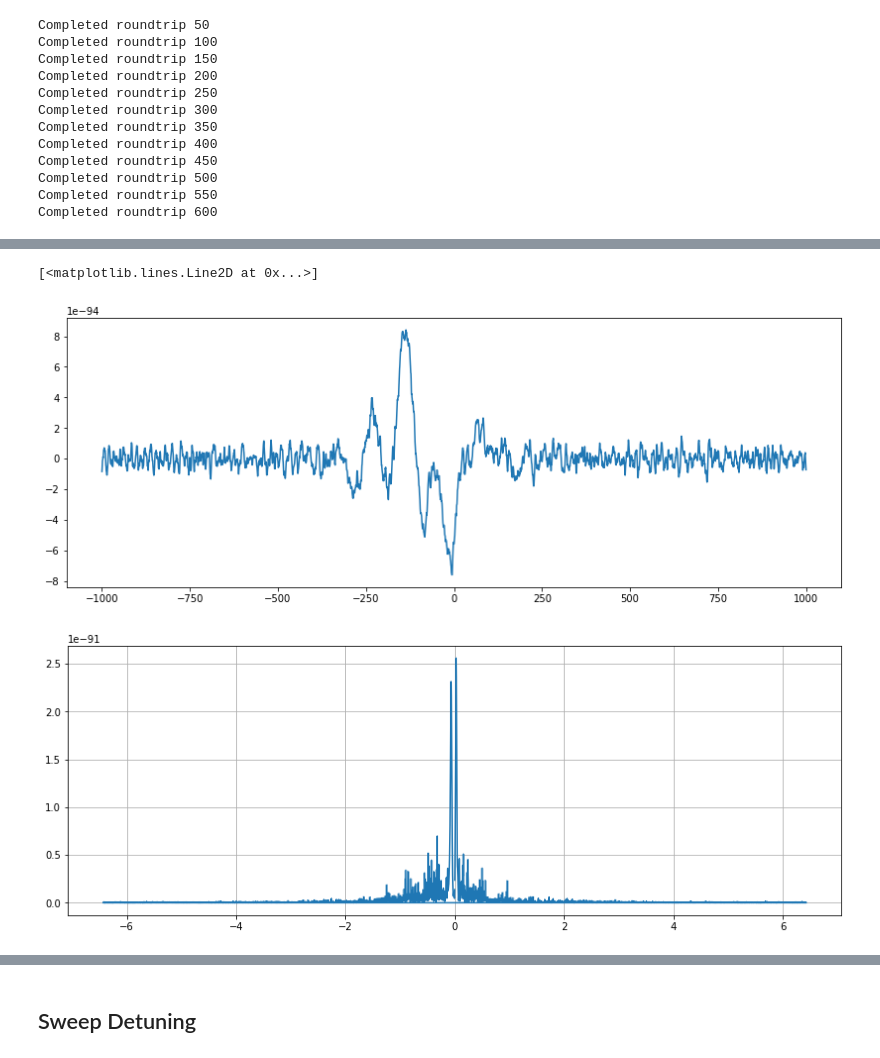
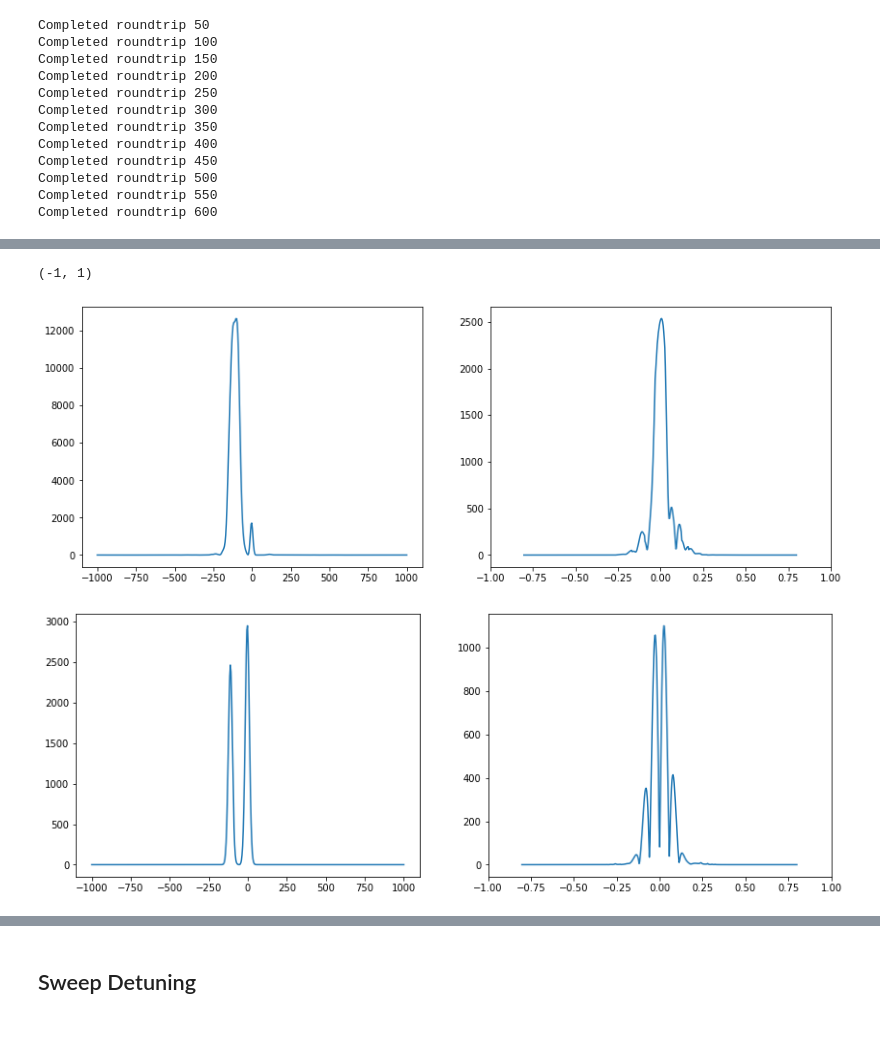
Before and after one commit to ledezmaluism/snow, a Jupyter notebook: Notebooks/Nonlinear_Pulse_3.ipynb, the cells around one changed output, grey strips where cells are left out. Cells and saved outputs as stored; diff of their text form; code cells hidden in the pictures; blank space fills up the shorter version.

```diff
--- a/Notebooks/Nonlinear_Pulse_3.ipynb
+++ b/Notebooks/Nonlinear_Pulse_3.ipynb
@@ -98,7 +98,7 @@ def single_pass(a,b,Da,Db,epsilon,L,h,plot=False):
 # %% [markdown]
 ## OPO
 # %%
-def opo(b, N, L, h, Da, Db, fb, kappa, plot=False):
+def opo(b_input, N, L, h, Da, Db, fb, kappa, plot=False):
     '''
     Inputs:
     b: pump pulse
@@ -127,14 +127,17 @@ def opo(b, N, L, h, Da, Db, fb, kappa, plot=False):
         plt.ion()
         fig.canvas.draw()
 
+    evol = np.zeros([N, NFFT])
     for kn in range(N):
-        a,b = single_pass(a,b,Da,Db,kappa,L,h)
+        a,b_output = single_pass(a,b_input,Da,Db,kappa,L,h)
 
         #Apply feedback
 #         a = a*window
         A = np.fft.fft(a)
         A = A*fb
         a = np.fft.ifft(A)
+
+        evol[kn,:]=(np.abs(a)/np.abs(np.max(a)))**2; #Round-trip evolution
 
         if kn%50==0 and kn!=0:
             print('Completed roundtrip ' + str(kn))
@@ -149,7 +152,7 @@ def opo(b, N, L, h, Da, Db, fb, kappa, plot=False):
             time.sleep(0.001)
 
     print('Completed roundtrip ' + str(kn+1))
-    return a, b
+    return a, b_output, evol
 # %% [markdown]
 ## Time and Frequency domain windows
 # %%
@@ -282,7 +288,7 @@ ax1.plot(t,a_out,t,b_out);
 # %% [markdown]
 ## OPO Test
 # %%
-a_out,b_out = opo(b, 600, L, h, Da, Db, fb, kappa=0.01, plot=False)
+a_out, b_out, evol = opo(b, 600, L, h, Da, Db, fb, kappa, plot=False)
 # %% [output]
 Completed roundtrip 50
 Completed roundtrip 100
@@ -304,17 +305,20 @@ plt.plot(t,a_out)
-# %%
-plt.plot(t,a_out)
-# %% [output]
-[<matplotlib.lines.Line2D at 0x...>]
-[figure, removed]
-# %%
-A = np.fft.fft(a_out)
-
-fig = plt.figure()
-ax = fig.add_subplot(111)
-fig.canvas.draw()
-ax.clear()
-ax.plot(Omega, np.abs(A))
-ax.grid()
-fig.canvas.draw()
-# %% [output]
-[figure, removed]
+# %%
+B = np.fft.fftshift(np.fft.fft(b_out))
+fig = plt.figure()
+ax1 = fig.add_subplot(121)
+ax2 = fig.add_subplot(122)
+ax1.plot(t,np.abs(b_out)**2)
+ax2.plot(np.fft.fftshift(Omega), np.abs(B))
+ax2.set_xlim(-1,1)
+
+A = np.fft.fftshift(np.fft.fft(a_out))
+fig = plt.figure()
+ax1 = fig.add_subplot(121)
+ax2 = fig.add_subplot(122)
+ax1.plot(t,np.abs(a_out)**2)
+ax2.plot(np.fft.fftshift(Omega), np.abs(A))
+ax2.set_xlim(-1,1)
+# %% [output]
+(-1, 1)
+[figure, added]
+[figure, added]
```
Also changed, not shown: parts of 7 cells of this notebook.
